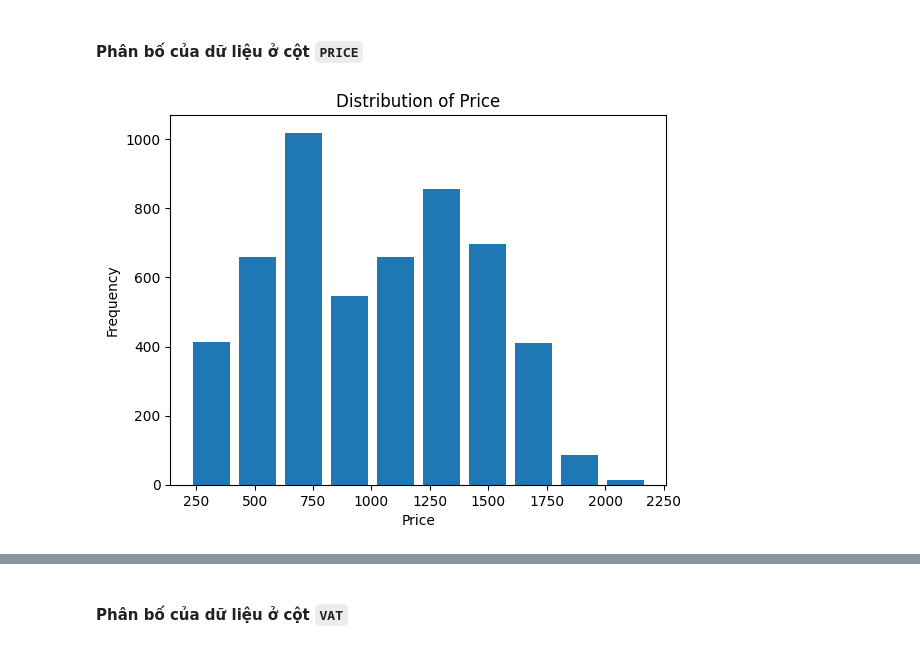
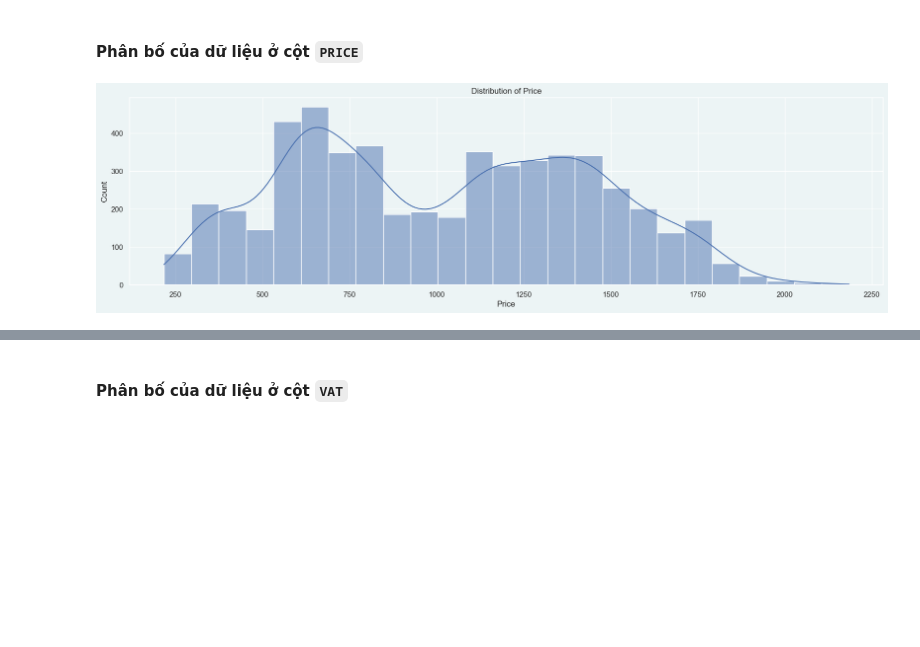
Before and after one commit to khangnl24112002/DataVisualization_Group02_Lab02, a Jupyter notebook: source_codes/main.ipynb, the cells around one changed output, grey strips where cells are left out. Drawn from its saved outputs; the diff is of its cells as text; code cells hidden in the pictures; blank space fills up the shorter version.

Commit message:
edit 2.4 - merge 2 chart

```diff
--- a/source_codes/main.ipynb
+++ b/source_codes/main.ipynb
@@ -102,10 +102,10 @@ Cột `SURVEY_DATE` sẽ được xử lý tiếp để chuyển từ kiểu d
 # %% [markdown]
 #### Phân bố của dữ liệu ở cột `PRICE`
 # %%
-plt.hist(df['PRICE'], bins=10, rwidth=0.8)
+plt.figure(figsize=(20, 5))
+sns.histplot(df['PRICE'],kde=True)
 plt.title('Distribution of Price')
 plt.xlabel('Price')
-plt.ylabel('Frequency')
 plt.show()
 # %% [output]
-[figure, old version]
+[figure, new version]
```
Also changed, not shown: parts of 11 cells of this notebook.
